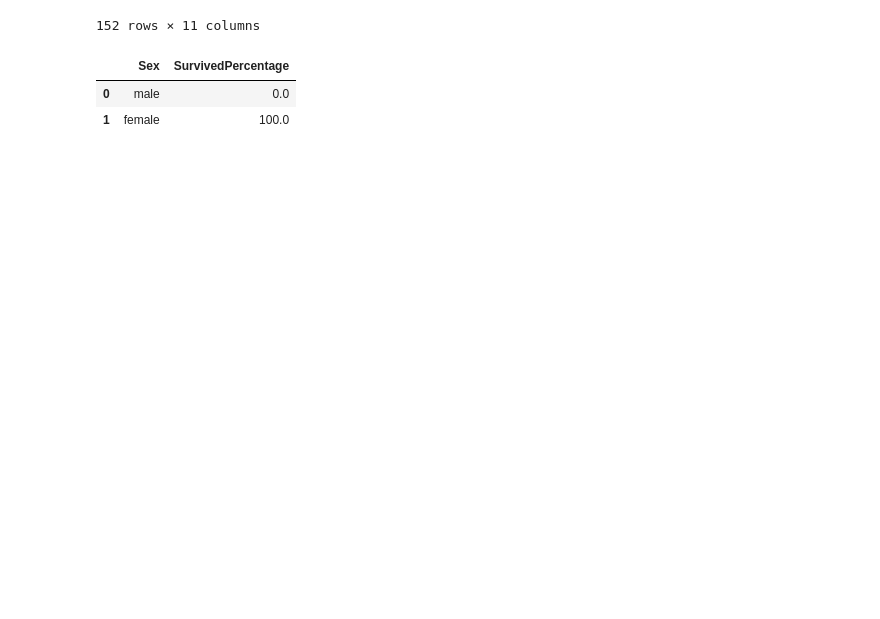
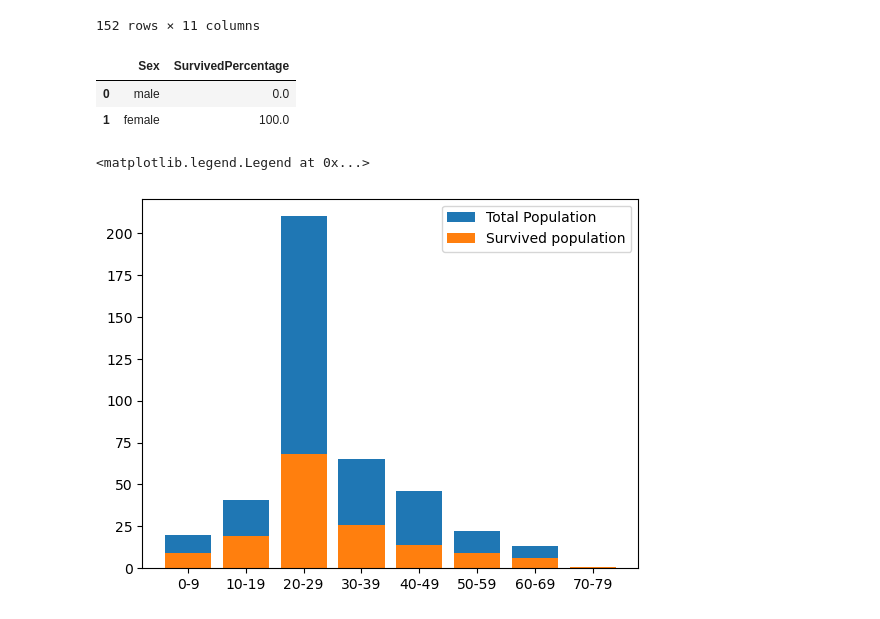
Before and after one commit to ZestyClose25/Titanic-survival-EDA, a Jupyter notebook: main.ipynb, the cells around one changed output. Cells and saved outputs as stored; diff of their text form; code cells hidden in the pictures; blank space fills up the shorter version.

Commit message:
data analysing and visualising done, found the correlation of features, and with final cleaned dataframe ready for model training

```diff
--- a/main.ipynb
+++ b/main.ipynb
@@ -164,3 +167,8 @@ SexSurvivedPercentageDF
 |  | Sex | SurvivedPercentage |
 | 0 | male | 0.0 |
 | 1 | female | 100.0 |
+# %%
+age_bins = np.arange(0, df['Age'].max() + 10, 10)
+AgeBarPlotX = [f'{int(age_bins[i])}-{int(age_bins[i+1]-1)}' for i in range(len(age_bins)-1)]
+AgeTotalBarPlotY = df.groupby(pd.cut(df['Age'], age_bins, right=False)).size().tolist()
+AgeSurvivedBarPlotY = df[df['Survived'] == 1].groupby(pd.cut(df['Age'], age_bins, right=False)).size().tolist()
@@ -166,0 +179,7 @@ SexSurvivedPercentageDF
+# %%
+plot.bar(AgeBarPlotX, AgeTotalBarPlotY)
+plot.bar(AgeBarPlotX, AgeSurvivedBarPlotY)
+plot.legend(['Total Population', 'Survived population'])
+# %% [output]
+<matplotlib.legend.Legend at 0x...>
+[figure, added]
```
Also changed, not shown: parts of 34 cells of this notebook.
